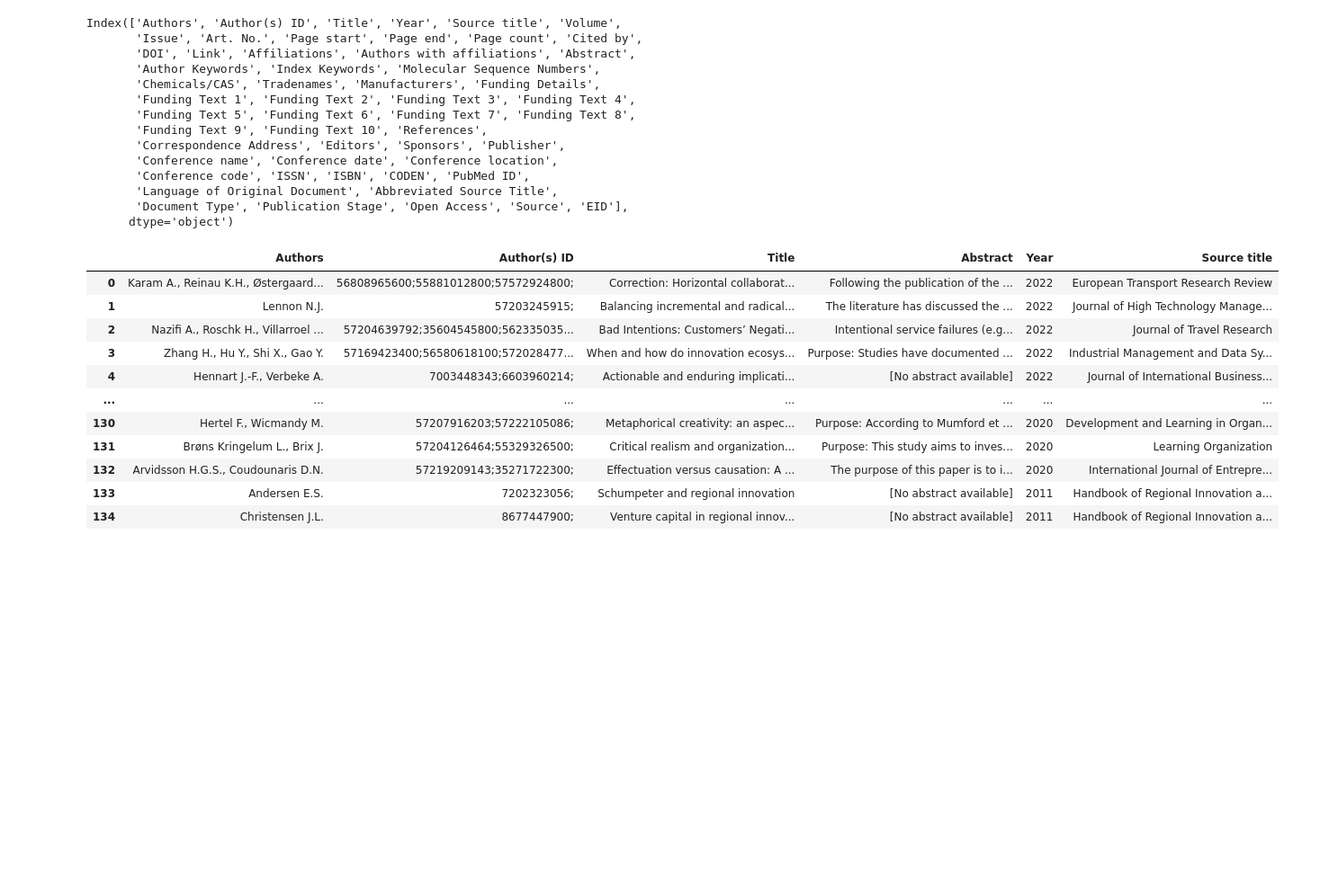
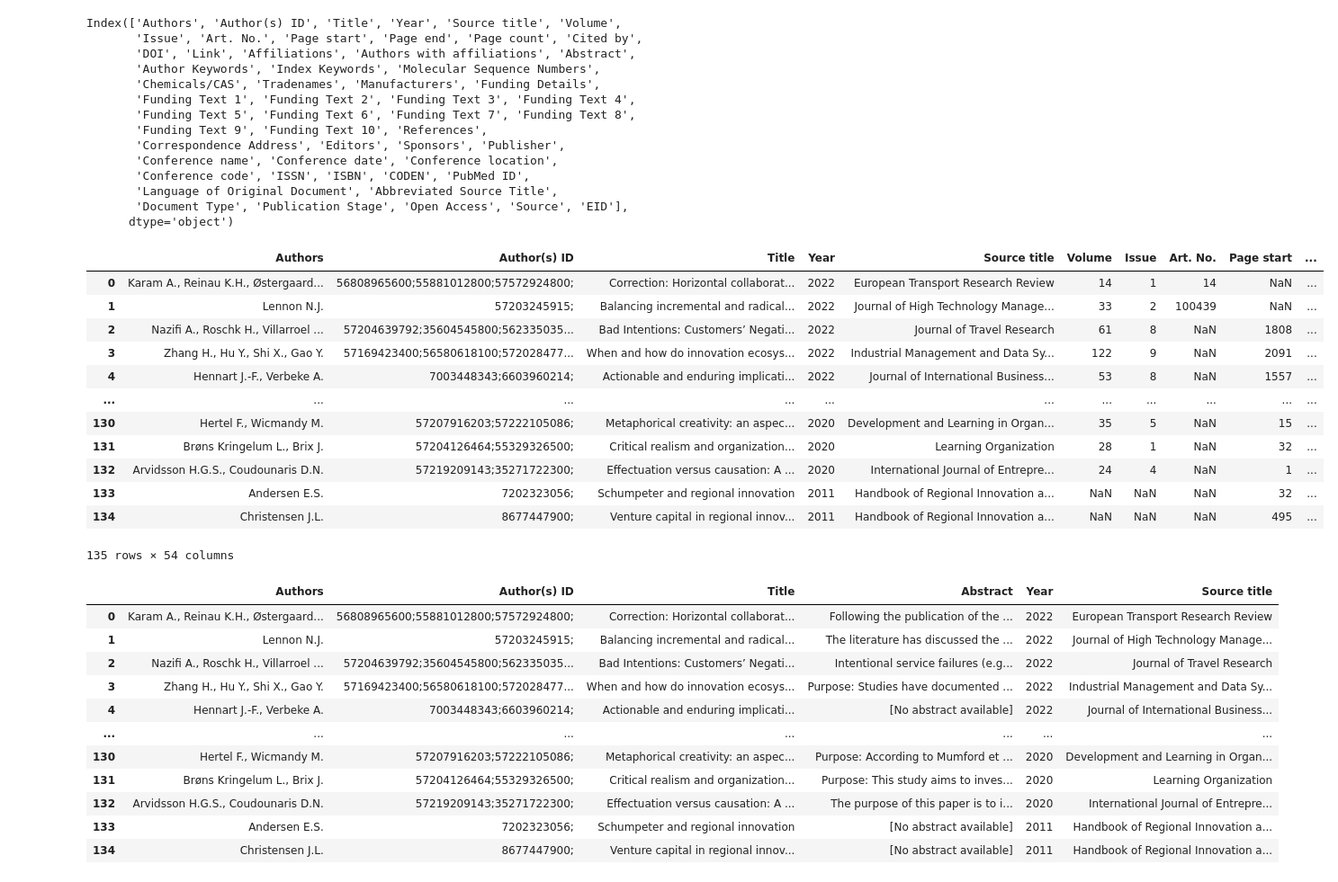
Before and after one commit to aaubs/ds-master, a Jupyter notebook: notebooks/M2-scopus-AAUBS.ipynb, the cells around one changed output. Shown at 90% size. Cells and saved outputs as stored; diff of their text form; code cells hidden in the pictures; blank space fills up the shorter version.

```diff
--- a/notebooks/M2-scopus-AAUBS.ipynb
+++ b/notebooks/M2-scopus-AAUBS.ipynb
@@ -77,7 +66,7 @@ pyLDAvis.enable_notebook()
 # prepro settings
 prepro.set_options(prepro.OPT.URL, prepro.OPT.NUMBER, prepro.OPT.RESERVED, prepro.OPT.MENTION, prepro.OPT.SMILEY)
 # %%
-data = pd.read_csv('/content/scopus_aaubs.csv')
+data = pd.read_csv('https://raw.githubusercontent.com/aaubs/ds-master/main/data/scopus_aaubs.csv')
 # %%
 data.shape
 # %% [output]
@@ -99,6 +88,22 @@ Index(['Authors', 'Author(s) ID', 'Title', 'Year', 'Source title', 'Volume',
        'Language of Original Document', 'Abbreviated Source Title',
        'Document Type', 'Publication Stage', 'Open Access', 'Source', 'EID'],
       dtype='object')
+# %%
+data
+# %% [output]
+|  | Authors | Author(s) ID | Title | Year | Source title | Volume | Issue | Art. No. | Page start | ... |
+| 0 | Karam A., Reinau K.H., Østergaard... | 56808965600;55881012800;57572924800; | Correction: Horizontal collaborat... | 2022 | European Transport Research Review | 14 | 1 | 14 | NaN | ... |
+| 1 | Lennon N.J. | 57203245915; | Balancing incremental and radical... | 2022 | Journal of High Technology Manage... | 33 | 2 | 100439 | NaN | ... |
+| 2 | Nazifi A., Roschk H., Villarroel ... | 57204639792;35604545800;562335035... | Bad Intentions: Customers’ Negati... | 2022 | Journal of Travel Research | 61 | 8 | NaN | 1808 | ... |
+| 3 | Zhang H., Hu Y., Shi X., Gao Y. | 57169423400;56580618100;572028477... | When and how do innovation ecosys... | 2022 | Industrial Management and Data Sy... | 122 | 9 | NaN | 2091 | ... |
+| 4 | Hennart J.-F., Verbeke A. | 7003448343;6603960214; | Actionable and enduring implicati... | 2022 | Journal of International Business... | 53 | 8 | NaN | 1557 | ... |
+| ... | ... | ... | ... | ... | ... | ... | ... | ... | ... | ... |
+| 130 | Hertel F., Wicmandy M. | 57207916203;57222105086; | Metaphorical creativity: an aspec... | 2020 | Development and Learning in Organ... | 35 | 5 | NaN | 15 | ... |
+| 131 | Brøns Kringelum L., Brix J. | 57204126464;55329326500; | Critical realism and organization... | 2020 | Learning Organization | 28 | 1 | NaN | 32 | ... |
+| 132 | Arvidsson H.G.S., Coudounaris D.N. | 57219209143;35271722300; | Effectuation versus causation: A ... | 2020 | International Journal of Entrepre... | 24 | 4 | NaN | 1 | ... |
+| 133 | Andersen E.S. | 7202323056; | Schumpeter and regional innovation | 2011 | Handbook of Regional Innovation a... | NaN | NaN | NaN | 32 | ... |
+| 134 | Christensen J.L. | 8677447900; | Venture capital in regional innov... | 2011 | Handbook of Regional Innovation a... | NaN | NaN | NaN | 495 | ... |
+135 rows × 54 columns
 # %%
 data[['Authors', 'Author(s) ID','Title', 'Abstract','Year', 'Source title']]
 # %% [output]
```
Also changed, not shown: parts of 2 cells of this notebook.
